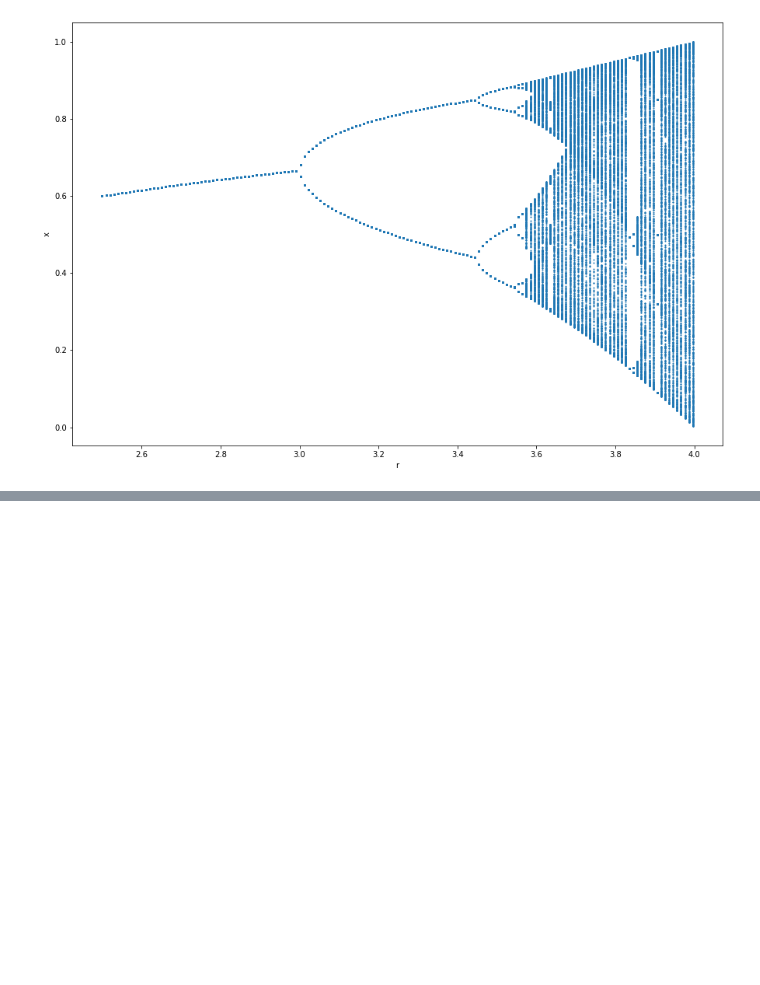
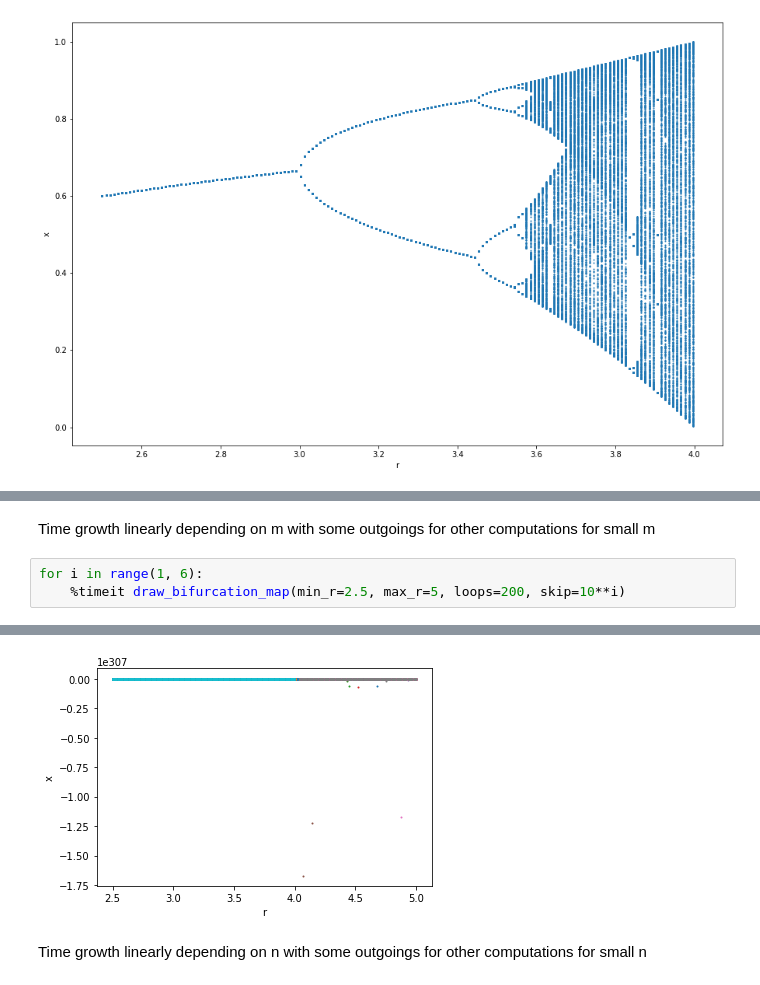
Before and after one commit to NesterukSergey/HP_Python, a Jupyter notebook: bifurcation_map.ipynb, the cells around one changed output, grey strips where cells are left out. Saved outputs shown, nothing was run; the diff lists cells and outputs as text; blank space fills up the shorter version.

```diff
--- a/bifurcation_map.ipynb
+++ b/bifurcation_map.ipynb
@@ -55,0 +93,6 @@ draw_bifurcation_map(min_r=2.5, max_r=5, loops=1000, skip=1000)
+# %% [markdown]
+Time growth linearly depending on m with some outgoings for other computations for small m
+# %%
+for i in range(1, 6):
+    %timeit draw_bifurcation_map(min_r=2.5, max_r=5, loops=200, skip=10**i)
+# %% [output]
@@ -55,0 +104,3 @@ draw_bifurcation_map(min_r=2.5, max_r=5, loops=1000, skip=1000)
+[figure, added]
+# %% [markdown]
+Time growth linearly depending on n with some outgoings for other computations for small n
```
Also changed, not shown: parts of 6 cells of this notebook, 6 other files.
